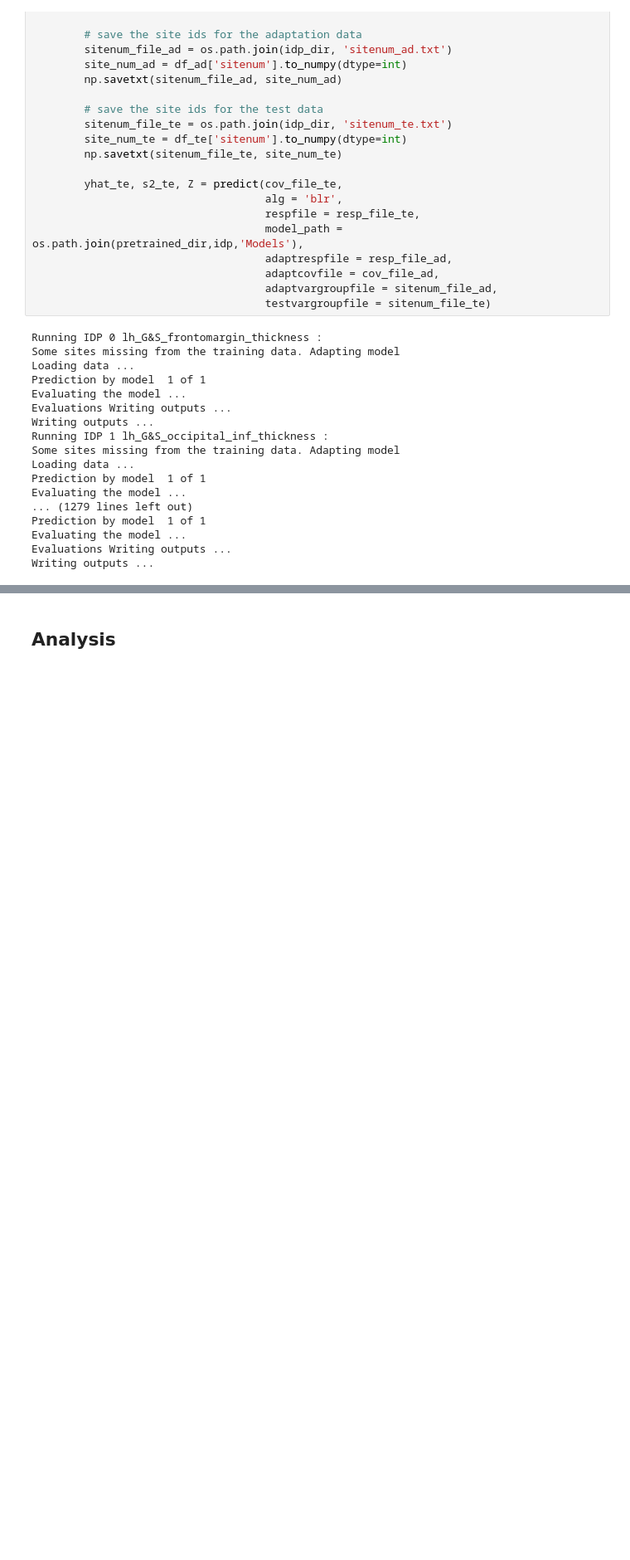
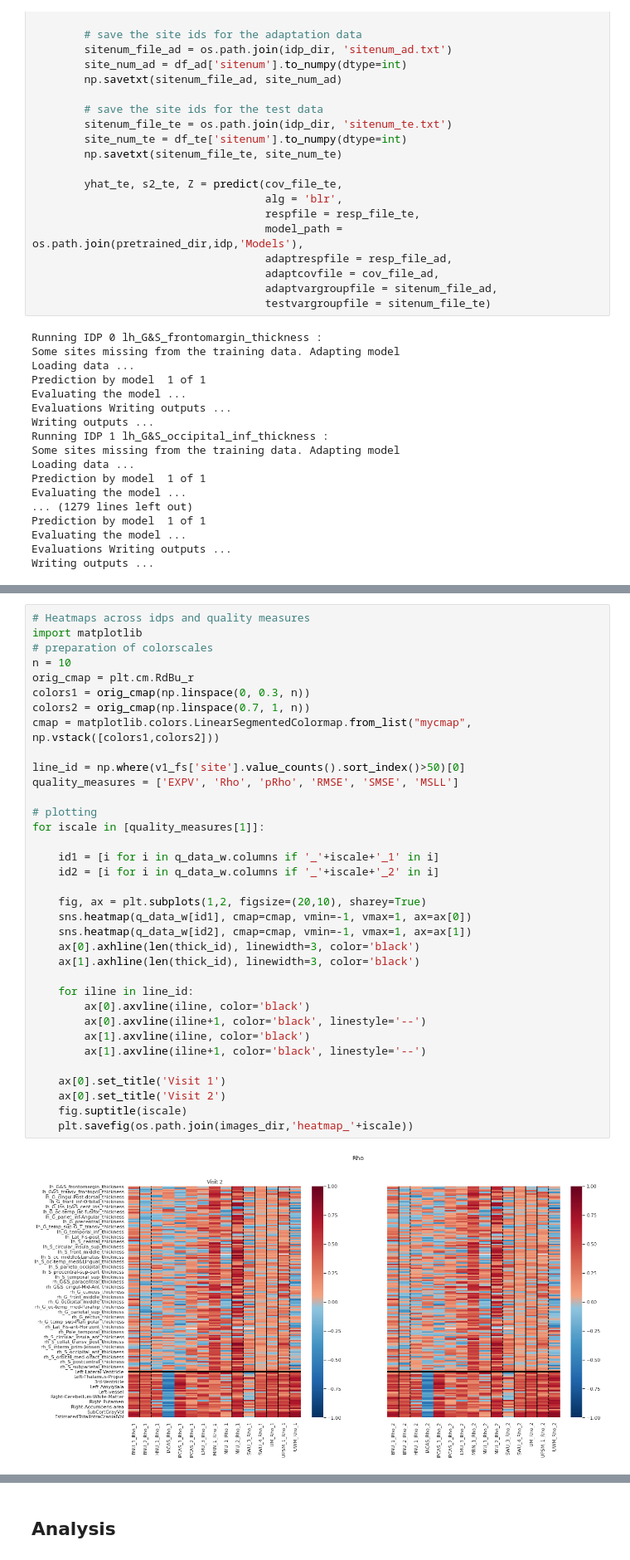
Before and after one commit to bbuckova/ESO_normative, a Jupyter notebook: CORR_data_normative.ipynb, the cells around one changed output, grey strips where cells are left out. Shown at 83% size. Drawn from its saved outputs; the diff is of its cells as text; blank space fills up the shorter version.

```diff
--- a/CORR_data_normative.ipynb
+++ b/CORR_data_normative.ipynb
@@ -251,0 +592,37 @@ Writing outputs ...
+# %%
+# Heatmaps across idps and quality measures
+import matplotlib
+# preparation of colorscales
+n = 10
+orig_cmap = plt.cm.RdBu_r
+colors1 = orig_cmap(np.linspace(0, 0.3, n))
+colors2 = orig_cmap(np.linspace(0.7, 1, n))
+cmap = matplotlib.colors.LinearSegmentedColormap.from_list("mycmap", np.vstack([colors1,colors2]))
+
+line_id = np.where(v1_fs['site'].value_counts().sort_index()>50)[0]
+quality_measures = ['EXPV', 'Rho', 'pRho', 'RMSE', 'SMSE', 'MSLL']
+
+# plotting
+for iscale in [quality_measures[1]]:
+
+    id1 = [i for i in q_data_w.columns if '_'+iscale+'_1' in i]
+    id2 = [i for i in q_data_w.columns if '_'+iscale+'_2' in i]
+
+    fig, ax = plt.subplots(1,2, figsize=(20,10), sharey=True)
+    sns.heatmap(q_data_w[id1], cmap=cmap, vmin=-1, vmax=1, ax=ax[0])
+    sns.heatmap(q_data_w[id2], cmap=cmap, vmin=-1, vmax=1, ax=ax[1])
+    ax[0].axhline(len(thick_id), linewidth=3, color='black')
+    ax[1].axhline(len(thick_id), linewidth=3, color='black')
+
+    for iline in line_id:
+        ax[0].axvline(iline, color='black')
+        ax[0].axvline(iline+1, color='black', linestyle='--')
+        ax[1].axvline(iline, color='black')
+        ax[1].axvline(iline+1, color='black', linestyle='--')
+
+    ax[0].set_title('Visit 1')
+    ax[0].set_title('Visit 2')
+    fig.suptitle(iscale)
+    plt.savefig(os.path.join(images_dir,'heatmap_'+iscale))
+# %% [output]
+[figure, added]
```
Also changed, not shown: parts of 37 cells of this notebook.
